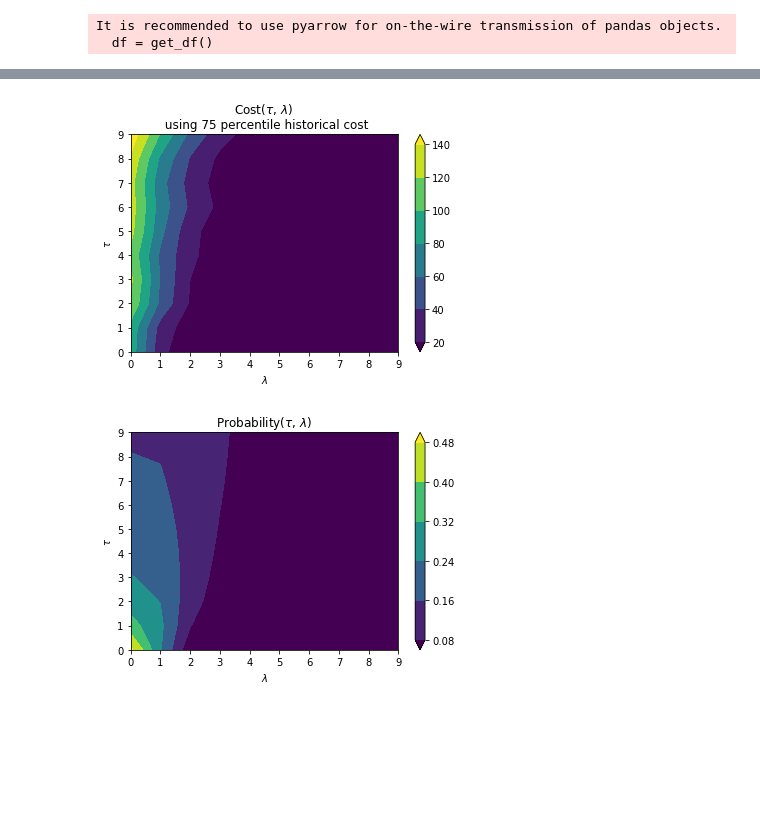
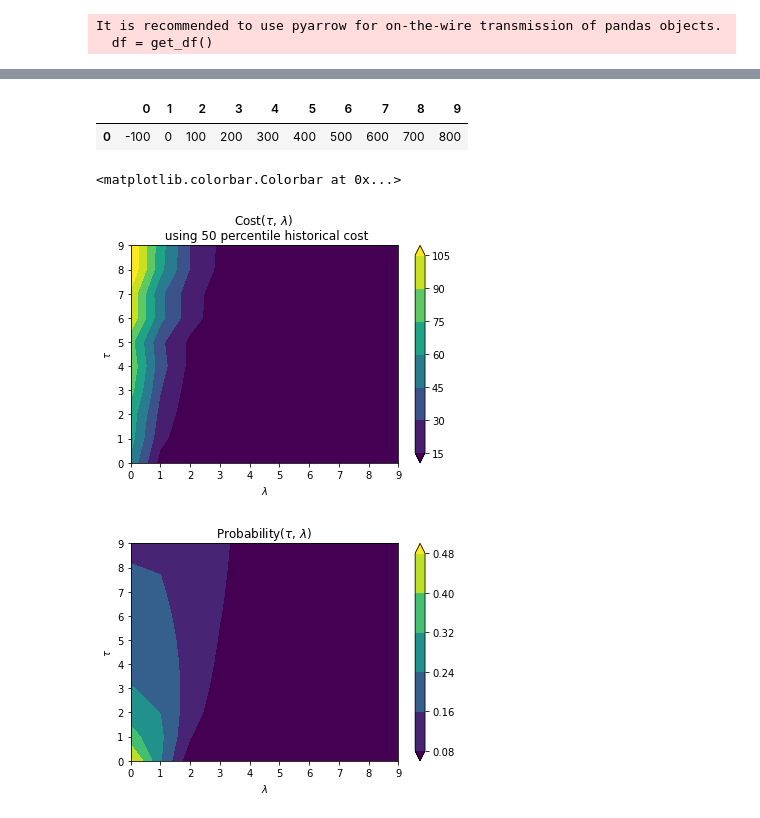
Before and after one commit to datasci-info/stock_path_tracker, a Jupyter notebook: analysis.ipynb, the cells around one changed output, grey strips where cells are left out. Saved outputs shown, nothing was run; the diff lists cells and outputs as text; code cells hidden in the pictures; blank space fills up the shorter version.

Commit message:
add real cost

```diff
--- a/analysis.ipynb
+++ b/analysis.ipynb
@@ -202,25 +256,30 @@ COST = df_cost.query(f'(d2m<{n_tau}) and (0 <= lambd < {n_lambd})').pivot(index=
+# %%
+pd.DataFrame(PROFIT)
+# %% [output]
+|  | 0 | 1 | 2 | 3 | 4 | 5 | 6 | 7 | 8 | 9 |
+| 0 | -100 | 0 | 100 | 200 | 300 | 400 | 500 | 600 | 700 | 800 |
 # %%
 ax_cost = plt.figure().gca()
 cs_cost = ax_cost.contourf(COST, extend='both')
 ax_cost.xaxis.set_major_locator(MaxNLocator(integer=True))
 plt.colorbar(cs_cost)
-# plt.xticks()
-plt.xlabel('$\lambda$')
-plt.ylabel('$\\tau$')
-plt.title('Cost($\\tau$, $\lambda$) \n using 75 percentile historical cost')
+_ = plt.xlabel('$\lambda$')
+_ = plt.ylabel('$\\tau$')
+_ = plt.title(f'Cost($\\tau$, $\lambda$) \n using {cfg.CUTOFF_COST*100:.0f} percentile historical cost')
 plt.show()
 
 # prob
 ax_prob = plt.figure().gca()
 cs_prob = ax_prob.contourf(PROB, extend='both')
 ax_prob.xaxis.set_major_locator(MaxNLocator(integer=True))
-plt.colorbar(cs_prob)
-plt.xlabel('$\lambda$')
-plt.ylabel('$\\tau$')
-plt.title('Probability($\\tau$, $\lambda$)')
+_ = plt.colorbar(cs_prob)
+_ = plt.xlabel('$\lambda$')
+_ = plt.ylabel('$\\tau$')
+_ = plt.title('Probability($\\tau$, $\lambda$)')
 plt.show()
 # %% [output]
+<matplotlib.colorbar.Colorbar at 0x...>
-[figure, old version]
+[figure, new version]
 [figure]
 # %%
 obj = np.zeros((n_tau, n_lambd))
```
Also changed, not shown: parts of 31 cells of this notebook, 1 other file.
